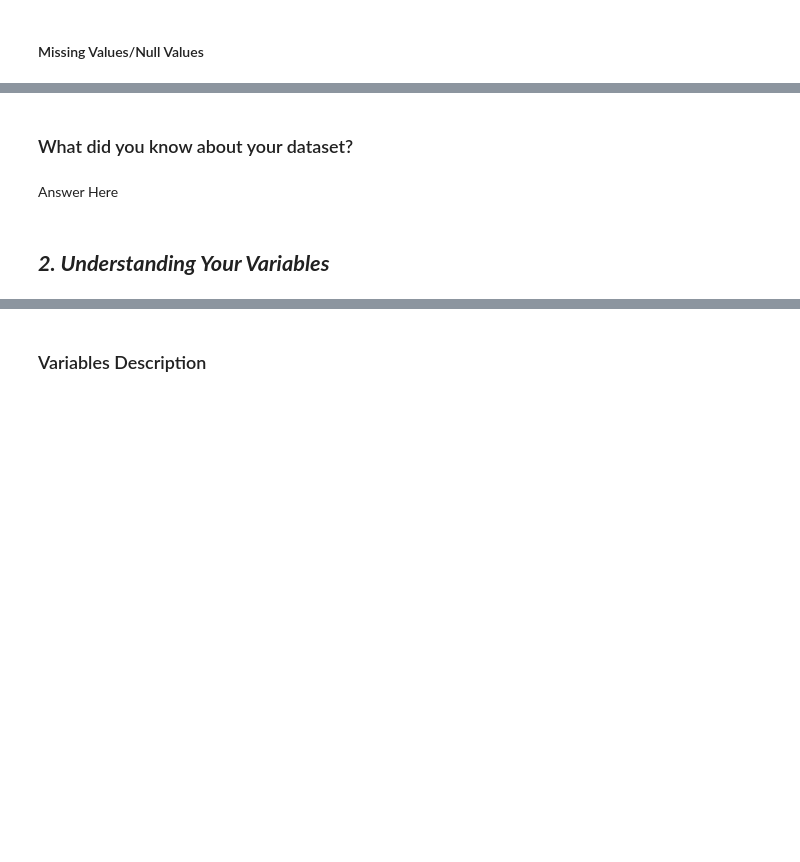
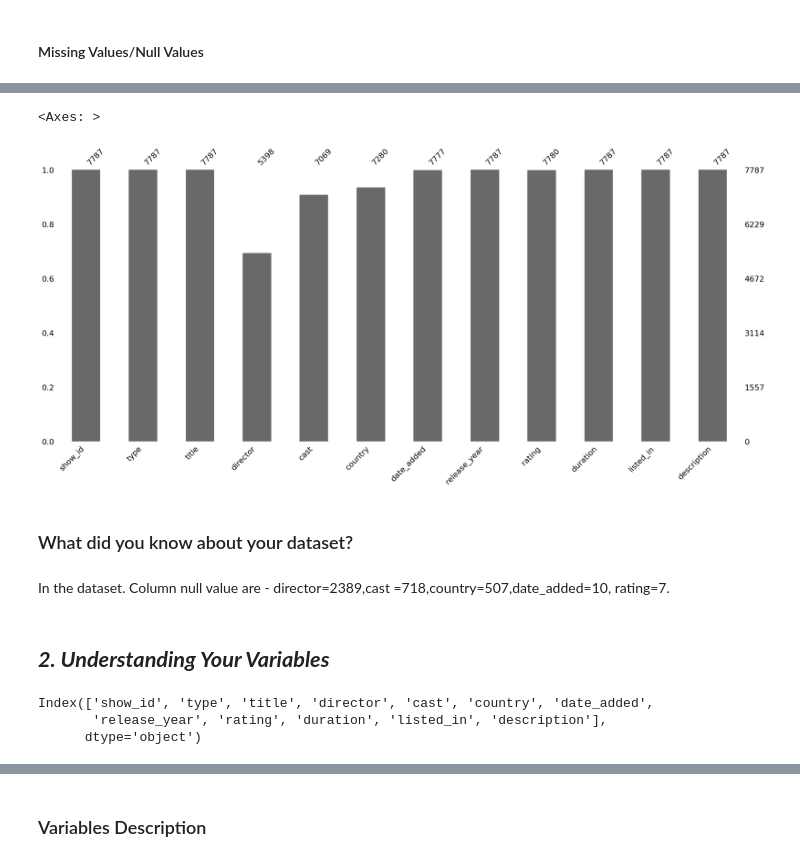
Before and after one commit to khalilkhan1111/Netflix_movies_and_tv_shows_clustering, a Jupyter notebook: Netflix_Movies_and_TV_Shows_Clustering.ipynb, the cells around one changed output, grey strips where cells are left out. Drawn from its saved outputs; the diff is of its cells as text; code cells hidden in the pictures; blank space fills up the shorter version.

```diff
--- a/Netflix_Movies_and_TV_Shows_Clustering.ipynb
+++ b/Netflix_Movies_and_TV_Shows_Clustering.ipynb
@@ -150,4 +154,4 @@ drive.mount('/content/drive')
 Mounted at /content/drive
 # %%
 # Load Dataset
-pd.read_csv('/content/drive/MyDrive/imp/project/NETFLIX MOVIES AND TV SHOWS CLUSTERING.csv')
+df = pd.read_csv('/content/drive/MyDrive/imp/project/NETFLIX MOVIES AND TV SHOWS CLUSTERING.csv')
@@ -188,12 +238,21 @@ pd.read_csv('/content/drive/MyDrive/imp/project/NETFLIX MOVIES AND TV SHOWS CLUS
 # %%
 # Visualizing the missing values
+msno.bar(df)
+# %% [output]
+<Axes: >
+[figure, added]
 # %% [markdown]
 ### What did you know about your dataset?
-# %% [markdown]
-Answer Here
+# %% [markdown]
+In the dataset. Column null value are -  director=2389,cast =718,country=507,date_added=10, rating=7.
 # %% [markdown]
 ## ***2. Understanding Your Variables***
 # %%
 # Dataset Columns
+df.columns
+# %% [output]
+Index(['show_id', 'type', 'title', 'director', 'cast', 'country', 'date_added',
+       'release_year', 'rating', 'duration', 'listed_in', 'description'],
+      dtype='object')
 # %%
 # Dataset Describe
```
Also changed, not shown: parts of 18 cells of this notebook.
